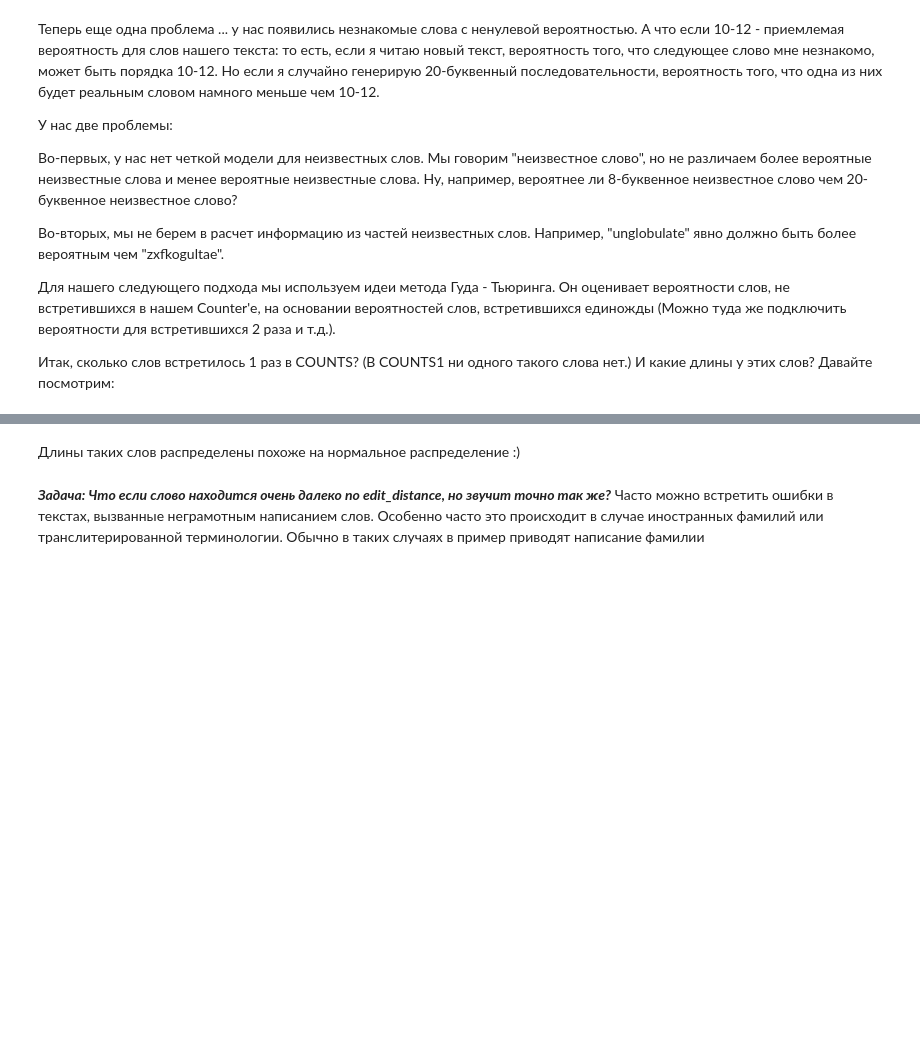
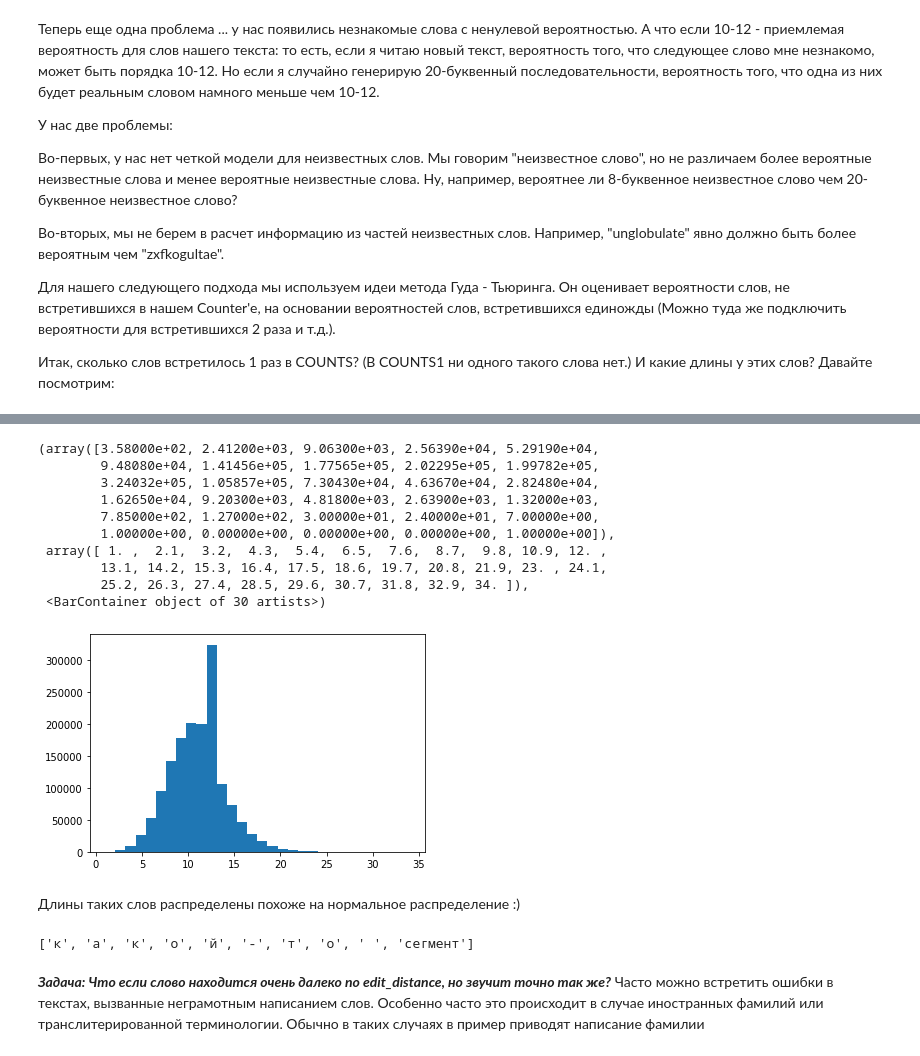
Before and after one commit to wequalwo/Alternative_exam, a Jupyter notebook: Alter.ipynb, the cells around one changed output, grey strips where cells are left out. Saved outputs shown, nothing was run; the diff lists cells and outputs as text; code cells hidden in the pictures; blank space fills up the shorter version.

```diff
--- a/Alter.ipynb
+++ b/Alter.ipynb
@@ -43,6 +44,3 @@ argmaxc P(c|w)
 **Начнем с P(c)**. Мы читаем большой текстовый файл, russian.txt, в котором записано много слов.
 # %% [markdown]
 После этого мы извлекаем отдельные слова из файла
-# %%
-TEXT = open('russian.txt')
-len(TEXT)
@@ -51,8 +47,12 @@ FileNotFoundError: [Errno 2] No such file or directory: 'russian.txt'
+# %%
+import codecs
+with codecs.open('russian.txt', 'r', encoding = 'windows 1251') as file:
+    TEXT = file.read().replace('\n', ' ') # для текста, в котором слова разделены '\n'
 # %%
 def tokens(text):
     """Возвращает список токенов (подряд идущих буквенных последовательностей) в тексте.
        Текст при этом приводится к нижнему регистру."""
-    return re.findall(r'[а-я]+', text.lower())
+    return re.findall(r'[а-ё]+', text.lower())
 # %%
 WORDS = tokens(TEXT)
 len(WORDS)
@@ -390,5 +496,17 @@ Counter(lengths).most_common()
 # %%
-hist(lengths, bins=len(set(lengths)));
+matplotlib.pyplot.hist(lengths, bins=len(set(lengths)))
+# %% [output]
+(array([3.58000e+02, 2.41200e+03, 9.06300e+03, 2.56390e+04, 5.29190e+04,
+        9.48080e+04, 1.41456e+05, 1.77565e+05, 2.02295e+05, 1.99782e+05,
+        3.24032e+05, 1.05857e+05, 7.30430e+04, 4.63670e+04, 2.82480e+04,
+        1.62650e+04, 9.20300e+03, 4.81800e+03, 2.63900e+03, 1.32000e+03,
+        7.85000e+02, 1.27000e+02, 3.00000e+01, 2.40000e+01, 7.00000e+00,
+        1.00000e+00, 0.00000e+00, 0.00000e+00, 0.00000e+00, 1.00000e+00]),
+ array([ 1. ,  2.1,  3.2,  4.3,  5.4,  6.5,  7.6,  8.7,  9.8, 10.9, 12. ,
+        13.1, 14.2, 15.3, 16.4, 17.5, 18.6, 19.7, 20.8, 21.9, 23. , 24.1,
+        25.2, 26.3, 27.4, 28.5, 29.6, 30.7, 31.8, 32.9, 34. ]),
+ <BarContainer object of 30 artists>)
+[figure, added]
 # %% [markdown]
 Длины таких слов распределены похоже на нормальное распределение :)
 # %%
@@ -413,6 +531,8 @@ P1w = pdist_good_turing_hack(COUNTS1, COUNTS)
 # %%
 segment.cache.clear()
 segment('какой-то сегмент')
+# %% [output]
+['к', 'а', 'к', 'о', 'й', '-', 'т', 'о', ' ', 'сегмент']
 # %% [markdown]
 ***Задача: Что если слово находится очень далеко по edit_distance, но звучит точно так же?***
 Часто можно встретить ошибки в текстах, вызванные неграмотным написанием слов. Особенно часто это происходит в случае иностранных фамилий или транслитерированной терминологии. Обычно в таких случаях в пример приводят написание фамилии
```
Also changed, not shown: parts of 36 cells of this notebook, 1 other file.
